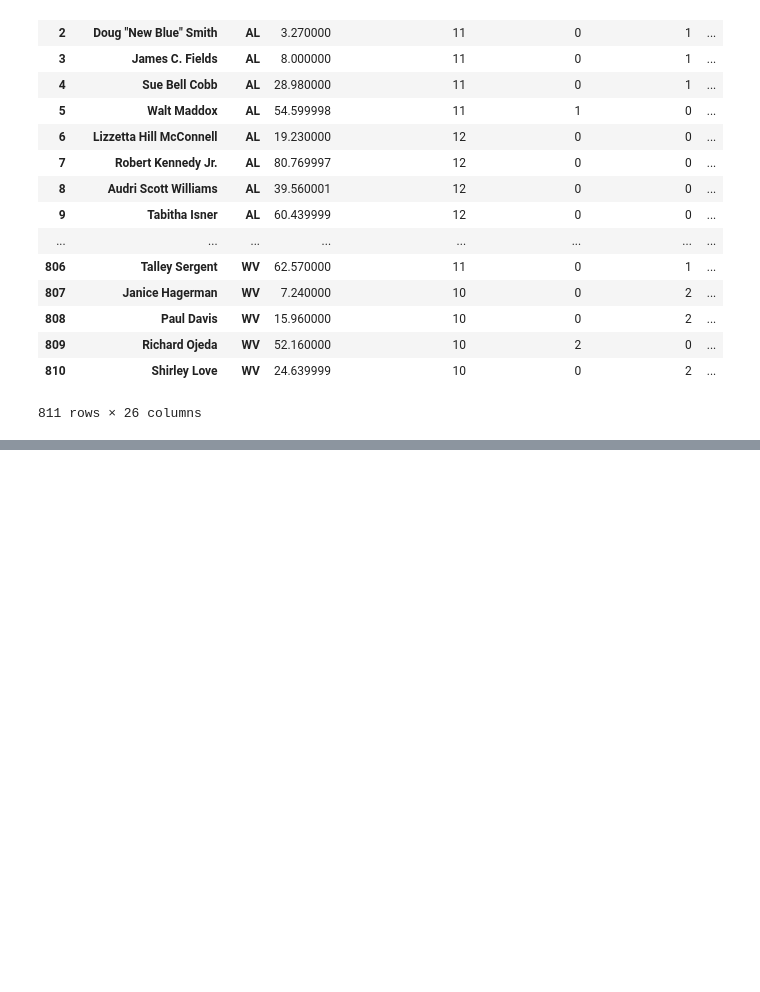
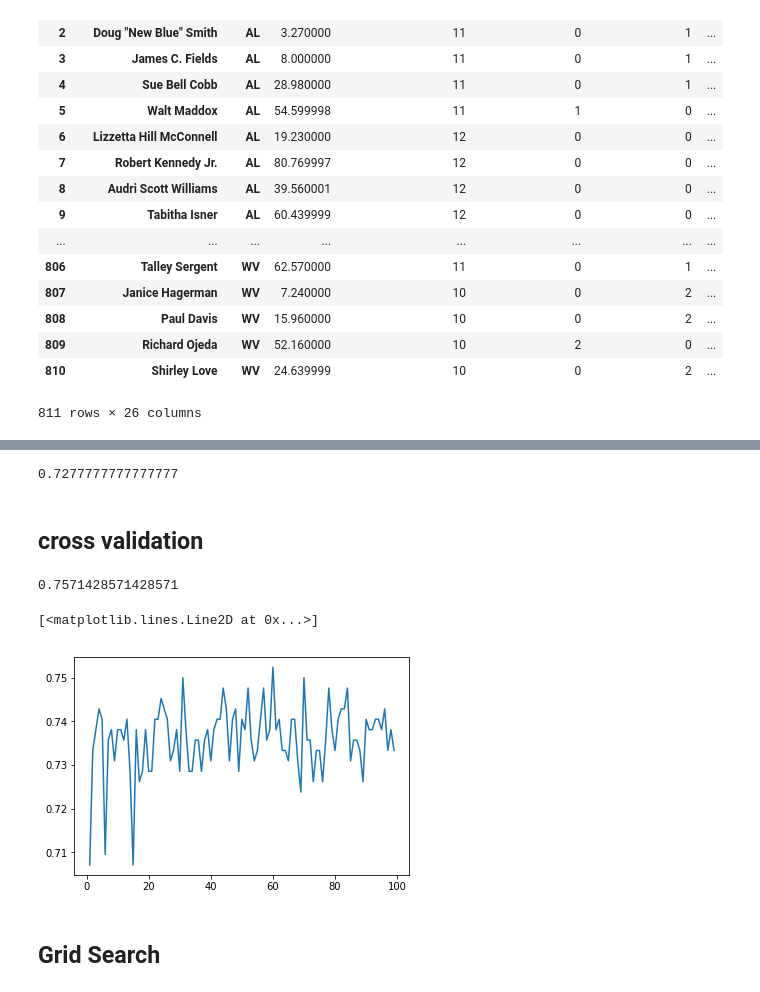
Before and after one commit to shannongatta1/info370finalproject, a Jupyter notebook: rfc-Charlene.ipynb, the cells around one changed output, grey strips where cells are left out. Drawn from its saved outputs; the diff is of its cells as text; code cells hidden in the pictures; blank space fills up the shorter version.

```diff
--- a/rfc-Charlene.ipynb
+++ b/rfc-Charlene.ipynb
@@ -67,0 +71,8 @@ Feature Ranking: [15 11  5  1  4 21  8 20 13  9 12 18 14 10 17  6  1  3  7 19  2
+# %%
+dems_train_features = dems_train_features[dems_features]
+dems_test_features = dems_test_features[dems_features]
+# %%
+from sklearn.ensemble import RandomForestClassifier
+clf=RandomForestClassifier(n_estimators=100)
+# %%
+clf.fit(dems_train_features, dems_train_outcome)
@@ -67,0 +89,33 @@ Feature Ranking: [15 11  5  1  4 21  8 20 13  9 12 18 14 10 17  6  1  3  7 19  2
+# %%
+print(accuracy_score(dems_test_outcome,train_pred))
+# %% [output]
+0.7277777777777777
+# %% [markdown]
+## cross validation
+# %%
+from sklearn.model_selection import KFold
+from sklearn.model_selection import cross_val_score
+clf=RandomForestClassifier(n_estimators=100)
+folds = KFold(n_splits = 10, shuffle=True)
+np.mean(cross_val_score(clf, dems_train_features, dems_train_outcome, cv = folds))
+# %% [output]
+0.7571428571428571
+# %%
+# Dictionary to hold accuracies
+accuracies = {}
+
+# Object indicating how to fold the data
+folds = KFold(n_splits=10, shuffle=True, random_state=11)
+
+# Iterate through values of k, get the mean score across folds
+for k in range(1, 100):
+   score = np.mean(cross_val_score(RandomForestClassifier(n_estimators=k),
+               dems_train_features, dems_train_outcome, cv=folds))
+   accuracies[k] = score
+# %%
+plt.plot(accuracies.keys(), accuracies.values())
+# %% [output]
+[<matplotlib.lines.Line2D at 0x...>]
+[figure, added]
+# %% [markdown]
+## Grid Search
```
Also changed, not shown: parts of 18 cells of this notebook.
